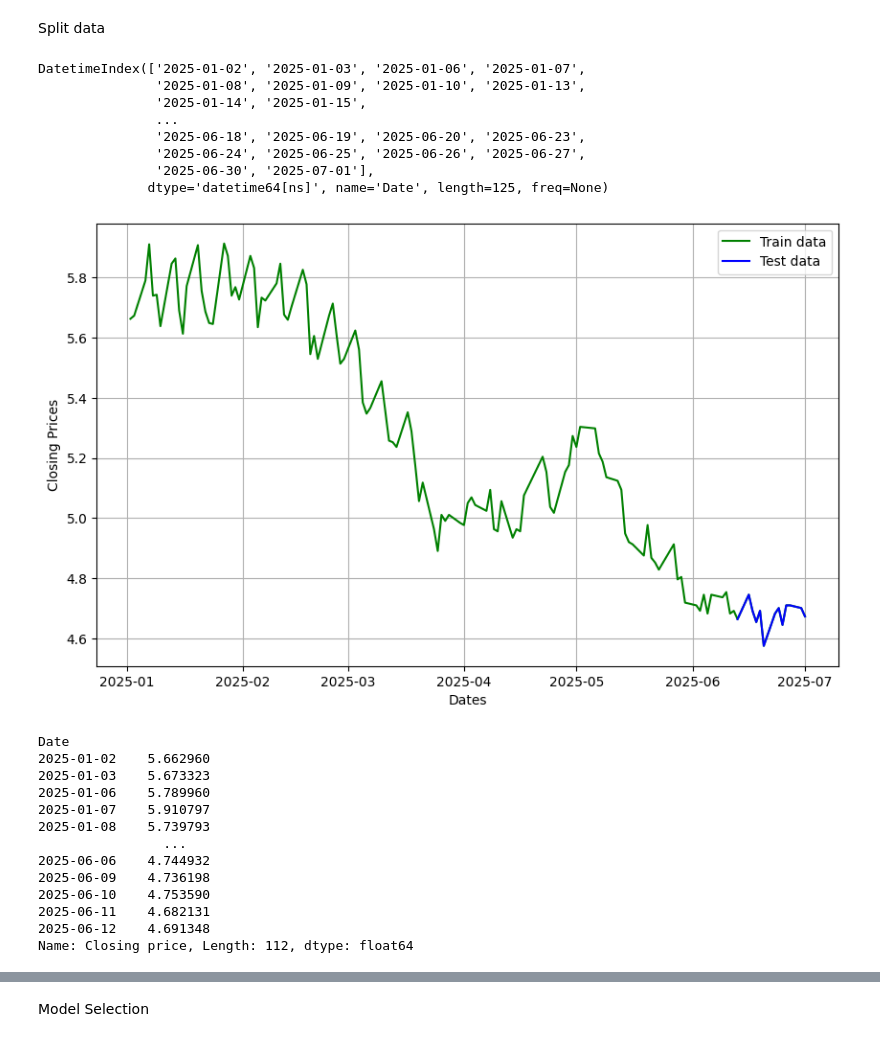
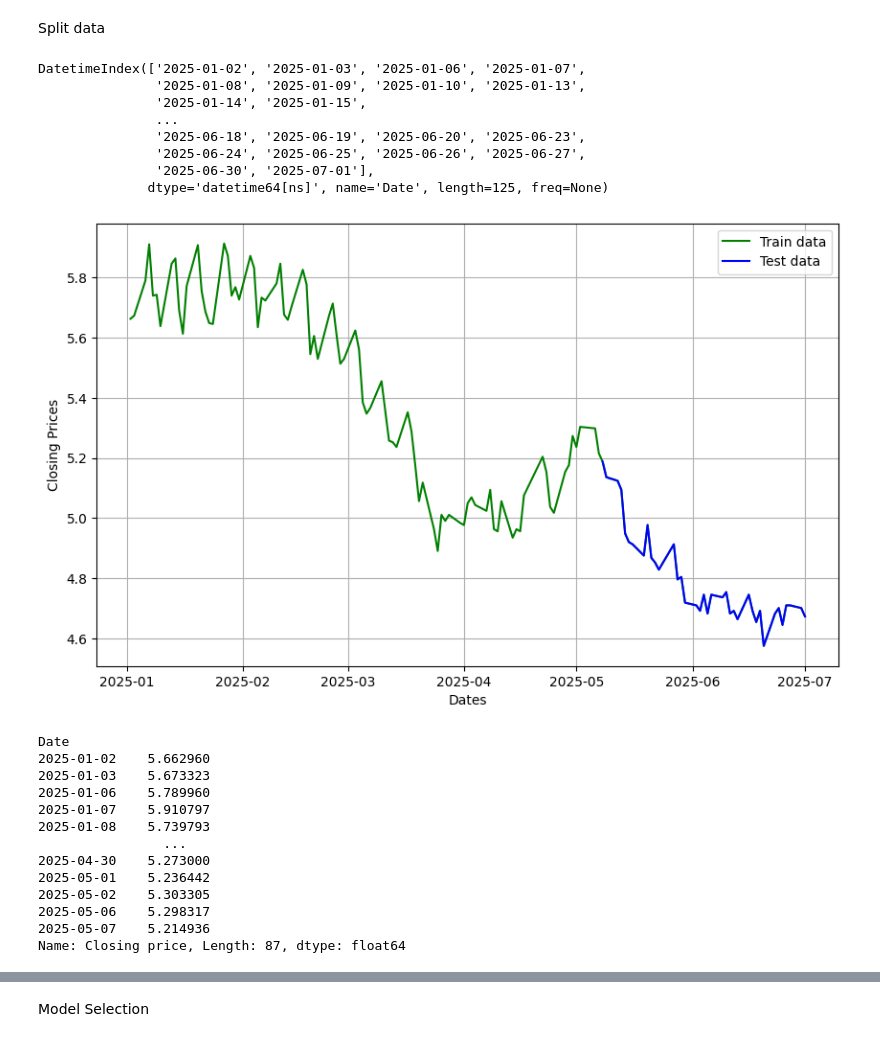
Before and after one commit to UoB-DSMP-2023-24/dsmp-2024-group22, a Jupyter notebook: K-line chart/ARIMA-OHLC.ipynb, the cells around one changed output, grey strips where cells are left out. Drawn from its saved outputs; the diff is of its cells as text; code cells hidden in the pictures.

```diff
--- a/K-line chart/ARIMA-OHLC.ipynb
+++ b/K-line chart/ARIMA-OHLC.ipynb
@@ -131,7 +131,7 @@ plot_pacf(df_diff,lags=n_lags)
 # %% [markdown]
 Split data
 # %%
-def train_test_split(df,size=0.9):
+def train_test_split(df,size=0.7):
     train_data, test_data=df[:int(len(df)*size)], df[int(len(df)*size):]
     plt.figure(figsize=(10,6))
     plt.grid(True)
@@ -143,17 +143,17 @@ def train_test_split(df,size=0.9):
     return train_data, test_data
 # %%
 print(df_log.index)
-train_data,test_data=train_test_split(df_log, 0.9)
+train_data,test_data=train_test_split(df_log, 0.7)
 # %% [output]
 DatetimeIndex(['2025-01-02', '2025-01-03', '2025-01-06', '2025-01-07',
                '2025-01-08', '2025-01-09', '2025-01-10', '2025-01-13',
                '2025-01-14', '2025-01-15',
                ...
                '2025-06-18', '2025-06-19', '2025-06-20', '2025-06-23',
                '2025-06-24', '2025-06-25', '2025-06-26', '2025-06-27',
                '2025-06-30', '2025-07-01'],
               dtype='datetime64[ns]', name='Date', length=125, freq=None)
-[figure, old version]
+[figure, new version]
 # %%
 train_data
 # %% [output]
@@ -164,12 +164,12 @@ Date
 2025-01-07    5.910797
 2025-01-08    5.739793
                 ...
-2025-06-06    4.744932
-2025-06-09    4.736198
-2025-06-10    4.753590
-2025-06-11    4.682131
-2025-06-12    4.691348
-Name: Closing price, Length: 112, dtype: float64
+2025-04-30    5.273000
+2025-05-01    5.236442
+2025-05-02    5.303305
+2025-05-06    5.298317
+2025-05-07    5.214936
+Name: Closing price, Length: 87, dtype: float64
 # %%
 test_data
 # %% [output]
```
Also changed, not shown: parts of 21 cells of this notebook, 3 other files.
